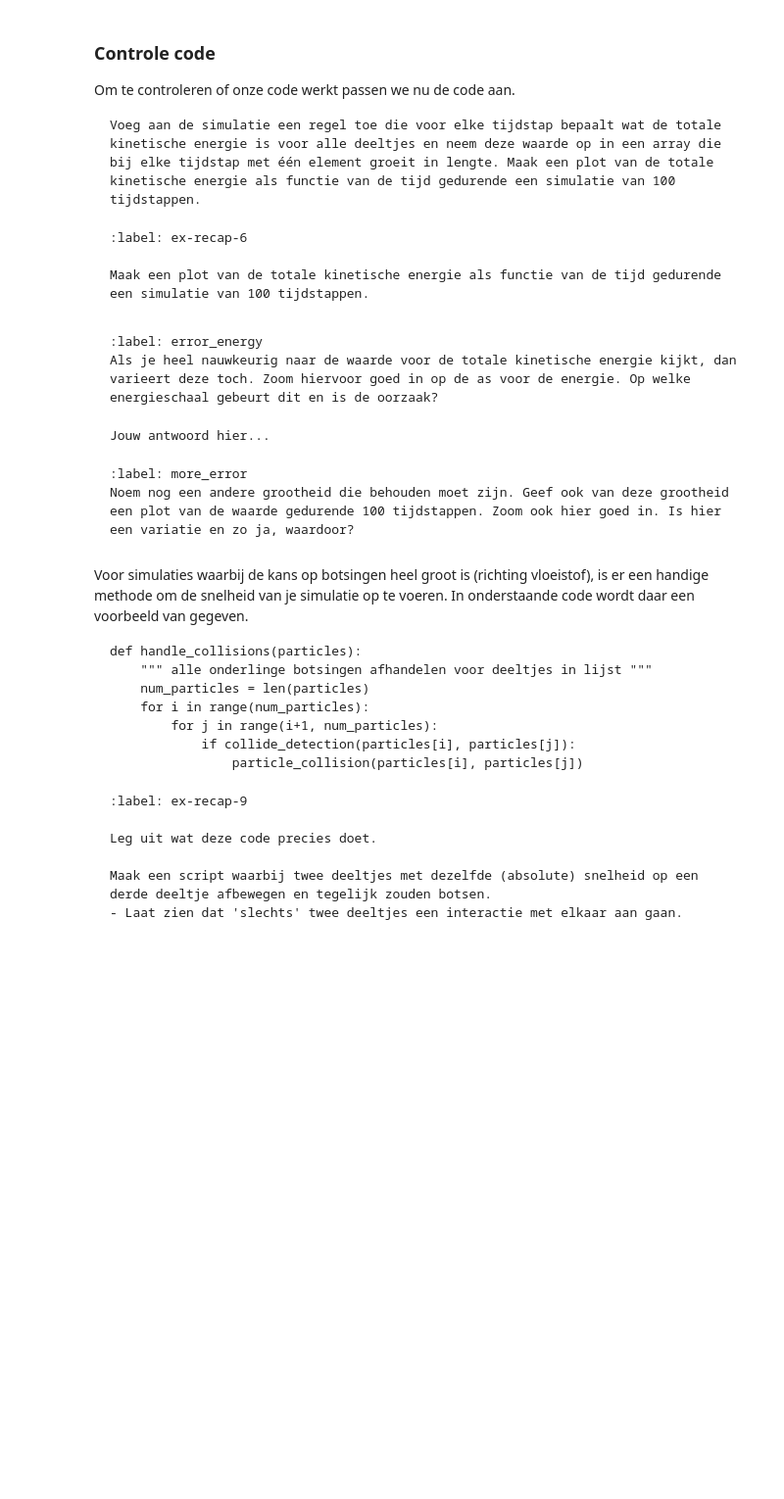
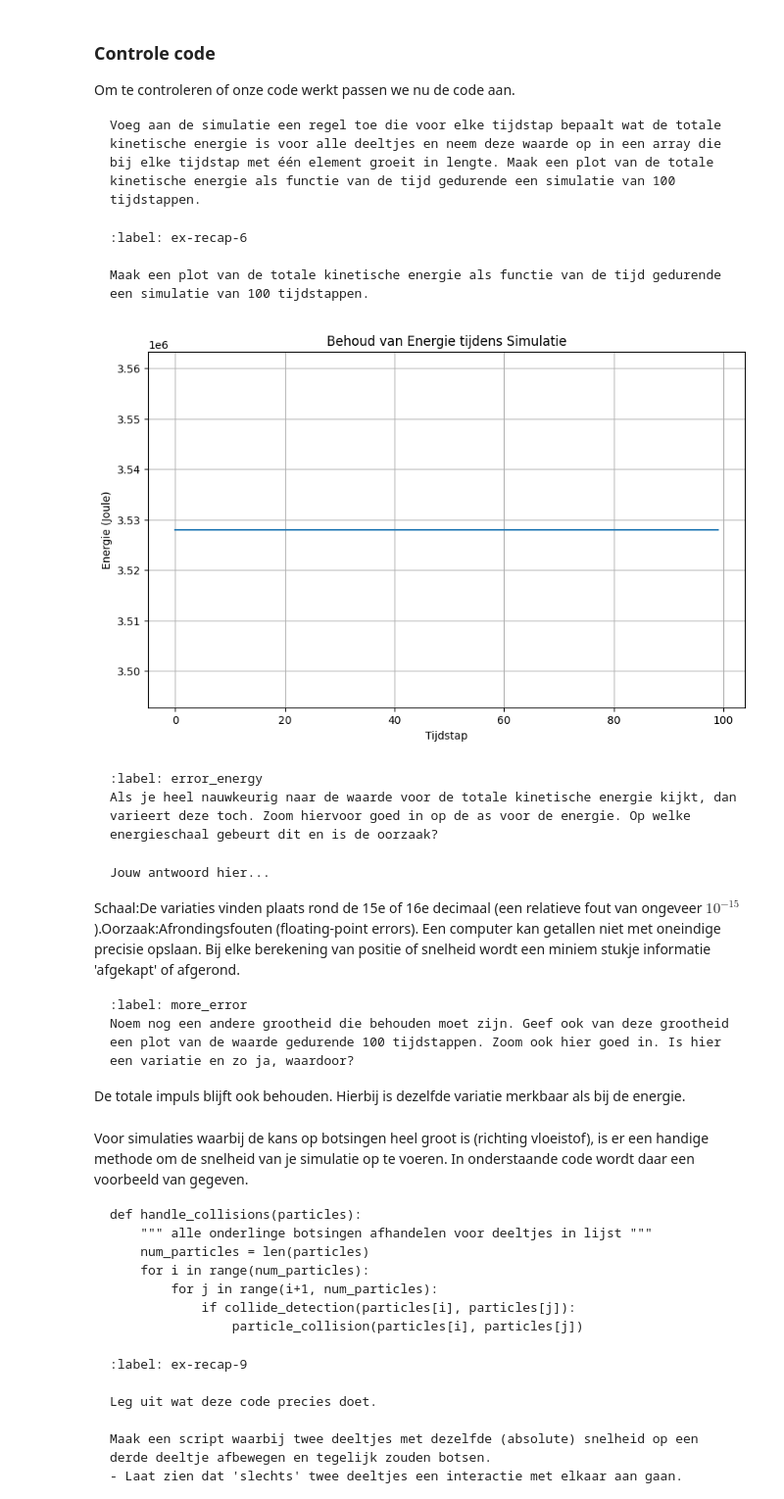
Before and after one commit to VictorScholten/project-LuucLeclercq-VictorScholten, a Jupyter notebook: Content/PySim/3_recap.ipynb, the cells around one changed output. Shown at 98% size. Cells and saved outputs as stored; diff of their text form; code cells hidden in the pictures; blank space fills up the shorter version.

Commit message:
3 zo goed als af

````diff
--- a/Content/PySim/3_recap.ipynb
+++ b/Content/PySim/3_recap.ipynb
@@ -289,8 +328,54 @@ Maak een plot van de totale kinetische energie als functie van de tijd gedurende
 ```
 # %%
 #your code/answer
+def get_total_kinetic_energy(particles):
+    """Berekent de totale kinetische energie van alle deeltjes: Som(0.5 * m * v^2)"""
+    total_energy = 0
+    for p in particles:
+        # Snelheid in het kwadraat (v^2 = vx^2 + vy^2)
+        v_squared = p.v[0]**2 + p.v[1]**2
+        # Kinetische energie van dit deeltje
+        total_energy += 0.5 * p.m * v_squared
+    return total_energy
 # %%
 #your code/answer
+import matplotlib.pyplot as plt
+import numpy as np
+
+# 1. Start met een schone lei
+particles = []
+create_particles(particles)
+
+# 2. Lijsten om de data in op te slaan
+energy_history = []
+time_steps = range(100) # Lijst van 0 tot 99
+
+# 3. De simulatie loop (zonder animatie, puur rekenen)
+for i in time_steps:
+    take_time_step(particles)
+
+    # Bereken de energie op dit moment en voeg toe aan de lijst
+    e_now = get_total_kinetic_energy(particles)
+    energy_history.append(e_now)
+
+# 4. De grafiek maken
+plt.figure(figsize=(10, 6))
+plt.plot(time_steps, energy_history, label='Totale Kinetische Energie')
+
+# Opmaak van de grafiek
+plt.xlabel('Tijdstap')
+plt.ylabel('Energie (Joule)')
+plt.title('Behoud van Energie tijdens Simulatie')
+plt.grid(True)
+
+# Om goed te zien of het constant is, kunnen we de y-as limieten
+# instellen rondom de gemiddelde waarde (optioneel, maar handig voor inzicht)
+mean_energy = np.mean(energy_history)
+plt.ylim(mean_energy * 0.99, mean_energy * 1.01) # Zoom in op +/- 1%
+
+plt.show()
+# %% [output]
+[figure, added]
 # %% [markdown]
 ```{exercise}
 :label: error_energy
@@ -300,11 +385,13 @@ Als je heel nauwkeurig naar de waarde voor de totale kinetische energie kijkt, d
 ```{solution} error_energy
 Jouw antwoord hier...
 ```
+Schaal:De variaties vinden plaats rond de 15e of 16e decimaal (een relatieve fout van ongeveer $10^{-15}$).Oorzaak:Afrondingsfouten (floating-point errors). Een computer kan getallen niet met oneindige precisie opslaan. Bij elke berekening van positie of snelheid wordt een miniem stukje informatie 'afgekapt' of afgerond.
 
 ```{exercise}
 :label: more_error
 Noem nog een andere grootheid die behouden moet zijn. Geef ook van deze grootheid een plot van de waarde gedurende 100 tijdstappen. Zoom ook hier goed in. Is hier een variatie en zo ja, waardoor?
 ```
+De totale impuls blijft ook behouden. Hierbij is dezelfde variatie merkbaar als bij de energie.
 # %%
 #your code/answer
 # %% [markdown]
````
Also changed, not shown: parts of 7 cells of this notebook.
